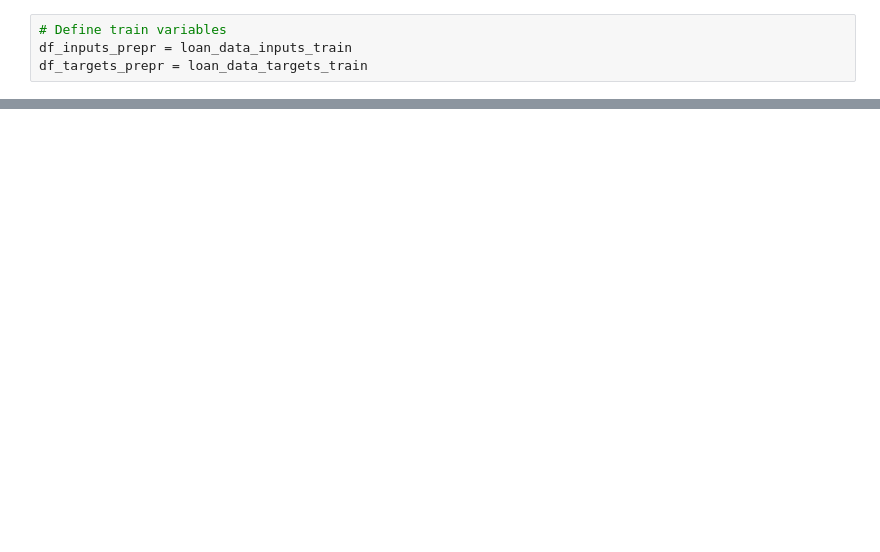
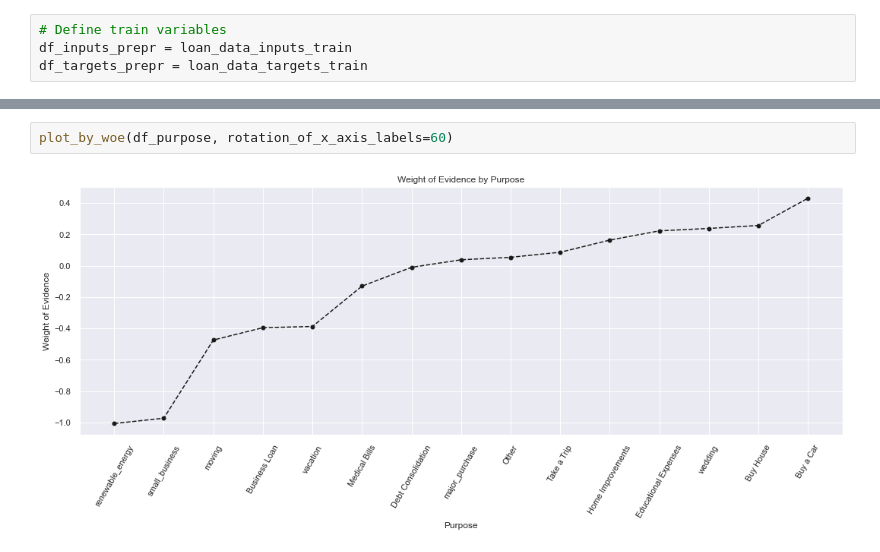
Before and after one commit to mdominguez2010/Credit-Scorecards, a Jupyter notebook: clean.ipynb, the cells around one changed output, grey strips where cells are left out. Cells and saved outputs as stored; diff of their text form; blank space fills up the shorter version.

```diff
--- a/clean.ipynb
+++ b/clean.ipynb
@@ -495,0 +516,4 @@ df1
+# %%
+plot_by_woe(df_purpose, rotation_of_x_axis_labels=60)
+# %% [output]
+[figure, added]
```
Also changed, not shown: parts of 13 cells of this notebook, 1 other file.
